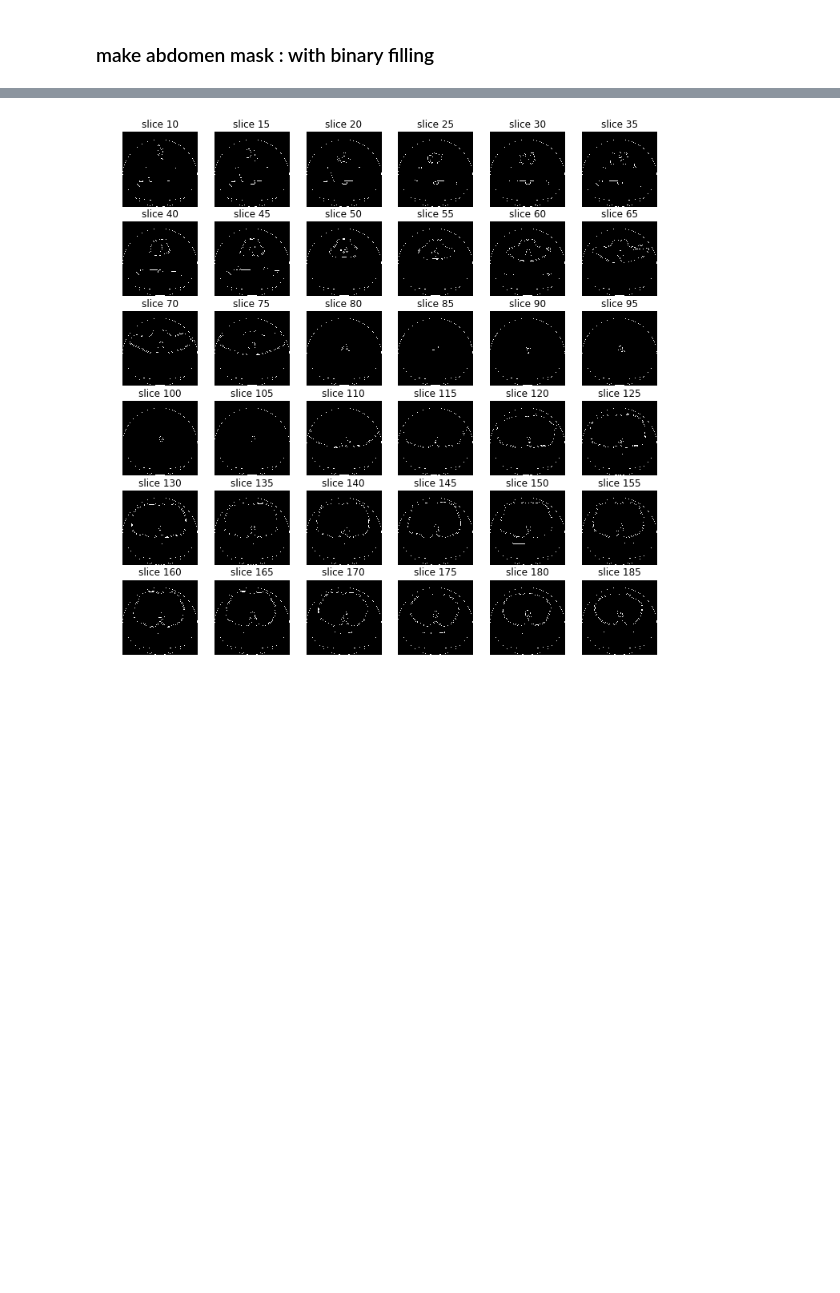
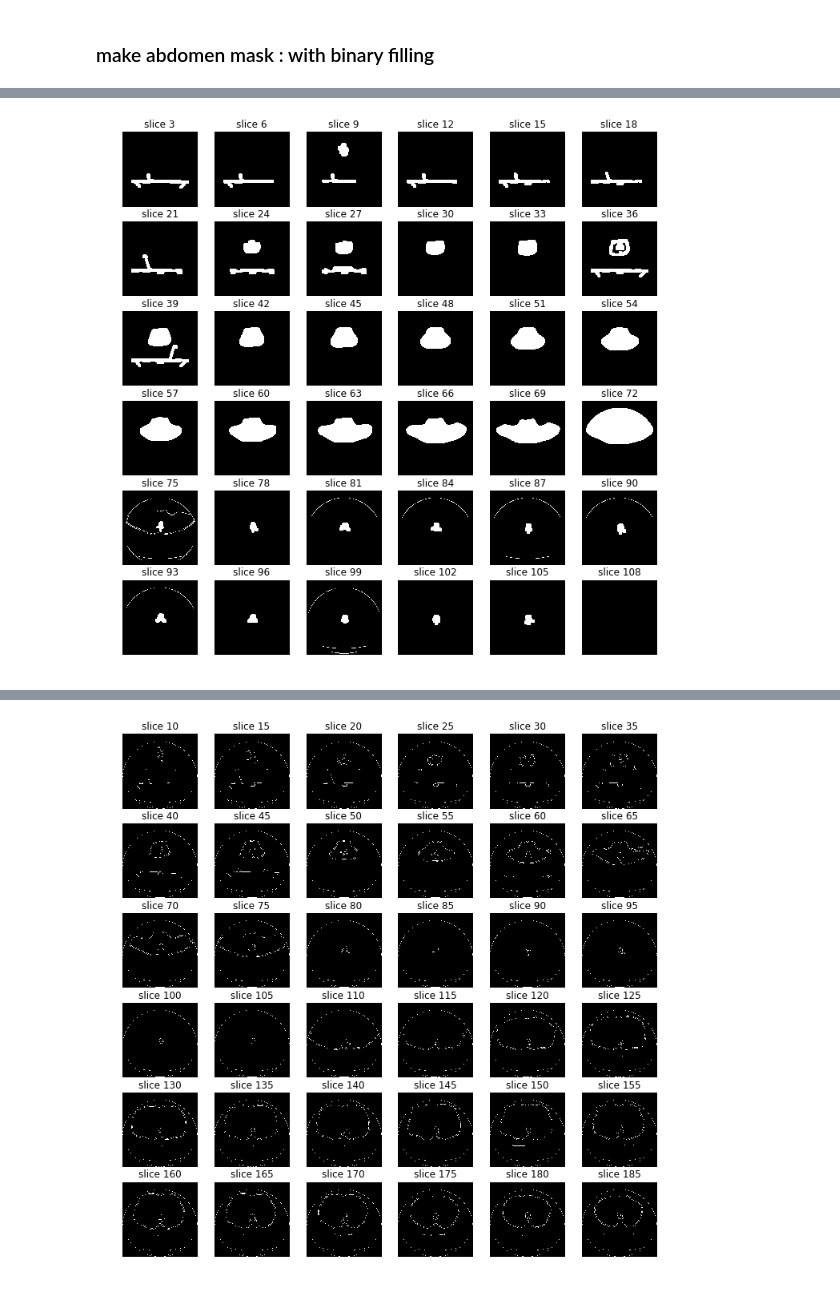
Before and after one commit to daegukdo/TIL, a Jupyter notebook: 05_side_project/01_dicom_with_point_cloud/00_dicom_image_processing_v3.ipynb, the cells around one changed output, grey strips where cells are left out. Saved outputs shown, nothing was run; the diff lists cells and outputs as text; code cells hidden in the pictures; blank space fills up the shorter version.

```diff
--- a/05_side_project/01_dicom_with_point_cloud/00_dicom_image_processing_v3.ipynb
+++ b/05_side_project/01_dicom_with_point_cloud/00_dicom_image_processing_v3.ipynb
@@ -185,0 +200,4 @@ sample_stack(CT_abdomen_masks_canny_dilated_diff_bn_filling, start_with = 125)
+# %%
+sample_stack(CT_abdomen_masks_canny_dilated_diff_bn_filling, start_with = 3, show_every=3)
+# %% [output]
+[figure, added]
```
Also changed, not shown: parts of 5 cells of this notebook, 1 other file.
